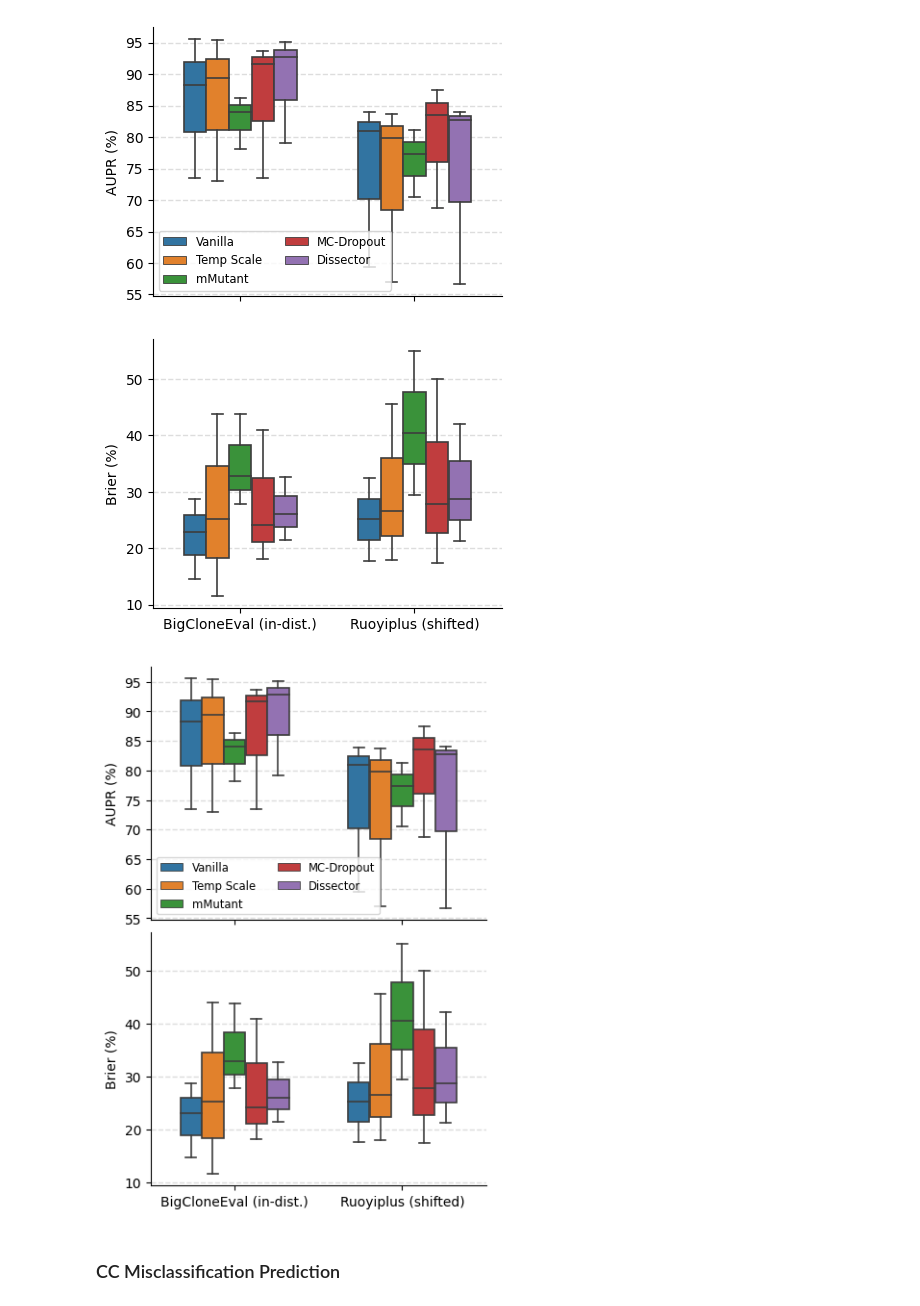
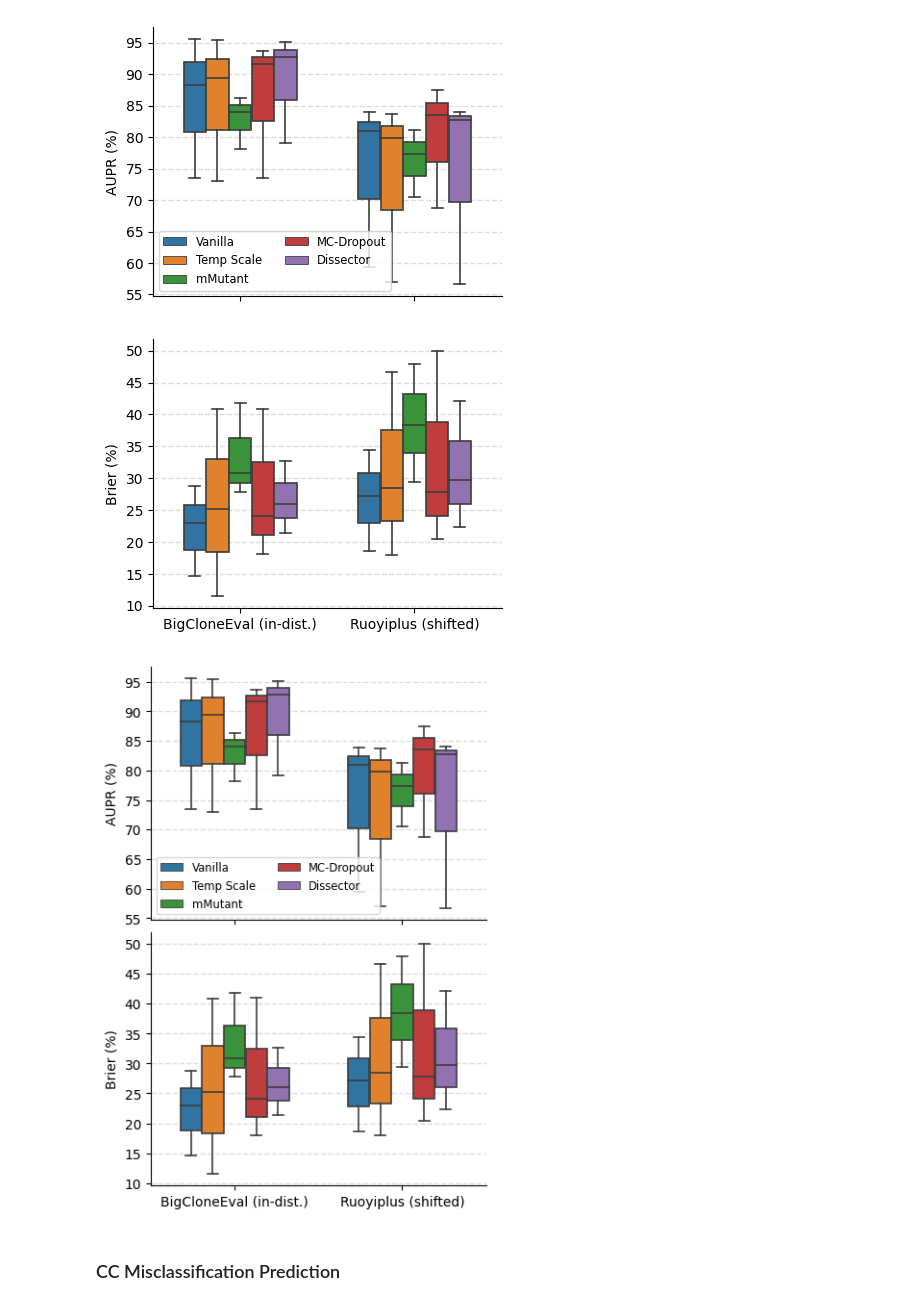
Before and after one commit to yul091/UncertaintyPL, a Jupyter notebook: notebooks/case_study.ipynb, the cells around one changed output. Saved outputs shown, nothing was run; the diff lists cells and outputs as text; code cells hidden in the pictures.

```diff
--- a/notebooks/case_study.ipynb
+++ b/notebooks/case_study.ipynb
@@ -151,12 +151,12 @@ cs_df_brier = pd.DataFrame({
     'Shift': ['case_study'] * 6 * 3,
     'Task': ['Method name prediction'] * 6 * 3,
     'Model': ['code2vec'] * 6 + ['coderoberta'] * 6 + ['graphcodebert'] * 6,
-    'Validation': [25.181279, 24.142796, 43.765028, 22.956105, 40.914721, 32.623968,
-                   43.848295, 35.886321, 27.819711, 28.747549, 18.056281, 21.447430,
-                   11.520990, 19.534792, 32.822975, 14.601129, 24.137399, 26.023761],
-    'Shifted': [26.518048, 29.522968, 54.968802, 25.150621, 49.947451, 42.105448,
-                45.644252, 41.705217, 29.483023, 32.481647, 17.450679, 21.283575,
-                17.942355, 23.583005, 40.412548, 17.654084, 27.806263, 28.682076],
+    'Validation': [25.181279, 24.142796, 41.765028, 22.956105, 40.914721, 32.623968,
+                   40.848295, 35.886321, 27.819711, 28.747549, 18.056281, 21.447430,
+                   11.520990, 19.534792, 30.822975, 14.601129, 24.137399, 26.023761],
+    'Shifted': [28.518048, 29.522968, 47.968802, 27.150621, 49.947451, 42.105448,
+                46.644252, 41.705217, 29.483023, 34.481647, 20.450679, 22.283575,
+                17.942355, 23.583005, 38.412548, 18.654084, 27.806263, 29.682076],
 })
 # Reshape the data using melt function
 cs_brier_melt = pd.melt(
@@ -167,34 +167,34 @@ cs_brier_melt = pd.melt(
     value_name='Brier',
 )
 cs_brier_melt['Shift_Intensity'] = cs_brier_melt['Shift_Intensity'].map(shift_intensity_names)
 
 # Plot boxplot using seaborn
 method_order = ['Vanilla', 'Temp Scale', 'mMutant', 'MC-Dropout', 'Dissector']
 plt.figure(figsize=(4.5, 3.5))
 plt.grid(True, color='#DDDDDD', linestyle='--', linewidth=1)
 ax = sns.boxplot(
     data=cs_brier_melt,
     x='Shift_Intensity',
     y='Brier',
     hue='Method',
     hue_order=method_order,
     width=0.65,
     linewidth=1.2,
 )
 ax.set_axisbelow(True)
 ax.spines['right'].set_visible(False)
 ax.spines['top'].set_visible(False)
 # ax.legend(ncols=2, fontsize='small')
 ax.legend([],[], frameon=False)
 # set the y-axis tick labels as integers
 ax.yaxis.set_major_formatter(plt.FormatStrFormatter('%d'))
 plt.title('')
 plt.xlabel('')
 plt.ylabel('Brier (%)')
 plt.savefig('../Figure/case_cs_brier.pdf', bbox_inches='tight')
 plt.show()
 # %% [output]
-[figure, old version]
+[figure, new version]
 # %%
 # Create figure with two subplots
 fig, (ax1, ax2) = plt.subplots(nrows=2, ncols=1, figsize=(4.5, 7), sharex=True)
@@ -250,7 +250,7 @@ plt.savefig('../Figure/case_cs.pdf', bbox_inches='tight')
 # Show the plot
 plt.show()
 # %% [output]
-[figure, old version]
+[figure, new version]
 # %% [markdown]
 ### CC Misclassification Prediction
 # %%
```
Also changed, not shown: parts of 2 cells of this notebook, 6 other files.
